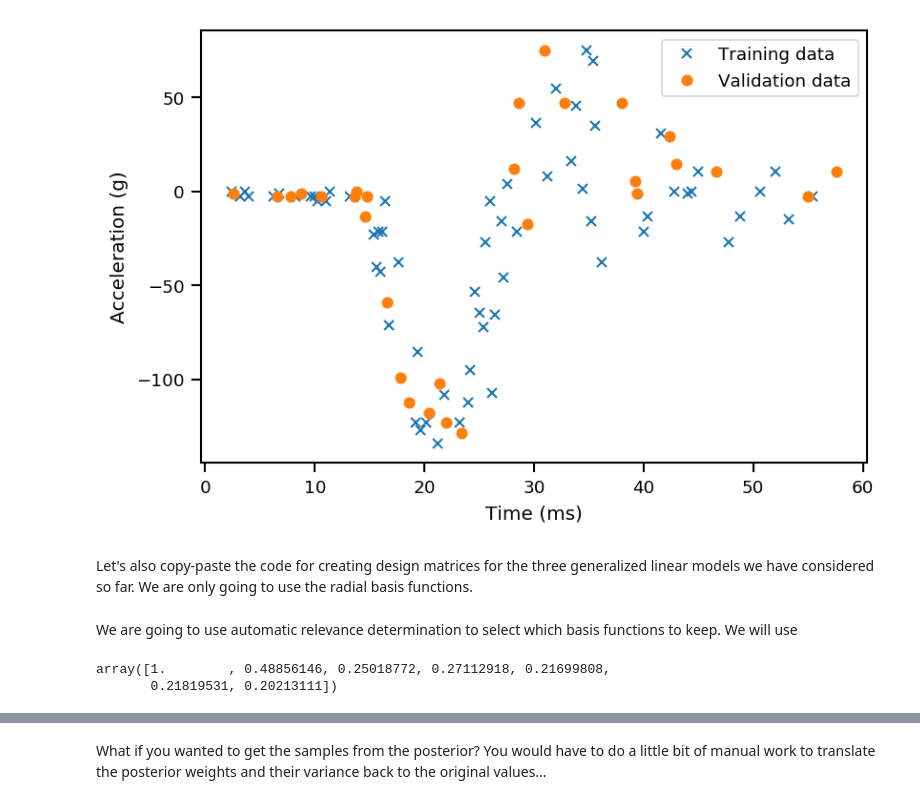
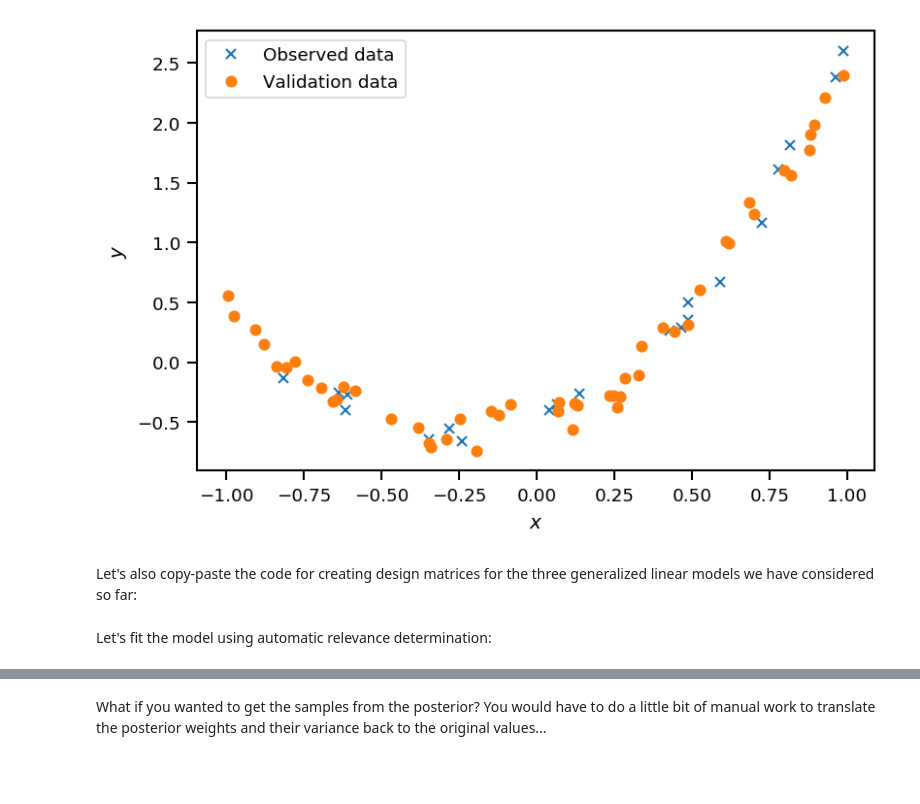
Before and after one commit to PredictiveScienceLab/data-analytics-se, a Jupyter notebook: activities/hands-on-15.3.ipynb, the cells around one changed output, grey strips where cells are left out. Cells and saved outputs as stored; diff of their text form; code cells hidden in the pictures; blank space fills up the shorter version.

```diff
--- a/activities/hands-on-15.3.ipynb
+++ b/activities/hands-on-15.3.ipynb
@@ -29,26 +31,27 @@ num_train = 65, num_valid = 29
-# %%
-# Before splitting the data, randomly permute rows
-permuted_data = np.random.permutation(data)
-# Now we split in a training set
-train_data = permuted_data[:num_train] # This picks the first n_train rows
-# and a validation set
-valid_data = permuted_data[num_train:] # This puts the rest on the validation rows
-# Get the x's and the y's for regression
-x_train = train_data[:, 0]
-y_train = train_data[:, 1]
-# Get the x's and the y's for validation
-x_valid = valid_data[:, 0]
-y_valid = valid_data[:, 1]
-# Let's plot the training and the validation datasets in different colors
-fig, ax = plt.subplots(dpi=150)
-ax.plot(x_train, y_train, 'x', label='Training data')
-ax.plot(x_valid, y_valid, 'o', label='Validation data')
-ax.set_xlabel('Time (ms)')
-ax.set_ylabel('Acceleration (g)')
-plt.legend(loc='best');
-# %% [output]
-[figure, removed]
+# %%
+# The training data:
+num_obs = 20
+x = -1.0 + 2 * np.random.rand(num_obs)
+w0_true = -0.5
+w1_true = 1.0
+w2_true = 2.0
+sigma_true = 0.1
+y = w0_true + w1_true * x + w2_true * x ** 2 + sigma_true * np.random.randn(num_obs)
+
+# Make some validation data
+num_valid = 50
+x_valid = -1.0 + 2 * np.random.rand(num_valid)
+y_valid = w0_true + w1_true * x_valid + w2_true * x_valid ** 2 + sigma_true * np.random.randn(num_valid)
+
+# Let's plot the data
+fig, ax = plt.subplots(dpi=150)
+ax.plot(x, y, 'x', label='Observed data')
+ax.plot(x_valid, y_valid, 'o', label='Validation data')
+ax.set_xlabel('$x$')
+ax.set_ylabel('$y$')
+plt.legend(loc='best');
+# %% [output]
+[figure, added]
 # %% [markdown]
-Let's also copy-paste the code for creating design matrices for the three generalized linear models we have considered so far.
-We are only going to use the radial basis functions.
+Let's also copy-paste the code for creating design matrices for the three generalized linear models we have considered so far:
 # %%
@@ -74,21 +71,12 @@ def get_rbf_design_matrix(x, x_centers, ell):
     return np.hstack(cols)
-# %% [markdown]
-We are going to use automatic relevance determination to select which basis functions to keep.
-We will use
+# %% [markdown]
+Let's fit the model using automatic relevance determination:
 # %%
 # Load the Bayesian linear regression class:
 from sklearn.linear_model import ARDRegression
 # Select polynomial degree and get design matrix
-degree = 6
+degree = 4
 # Build the design matrix
 Phi = get_polynomial_design_matrix(x[:, None], degree)
-# You don't have to normalize
-model = ARDRegression(normalize=True).fit(Phi, y)
-# There is a bug in scikit-learn
-model.X_offset_ = np.mean(Phi, axis=0)
-model.X_scale_ = np.std(Phi, axis=0)
-model.X_scale_[model.X_scale_ <= 0] = 1.0
-model.X_scale_
+# Do not normalize. ARDRegression seems to have a bug when you do.
+model = ARDRegression(normalize=False, fit_intercept=False).fit(Phi, y)
-# %% [output]
-array([1.        , 0.48856146, 0.25018772, 0.27112918, 0.21699808,
-       0.21819531, 0.20213111])
```
Also changed, not shown: parts of 26 cells of this notebook, 1 other file.
